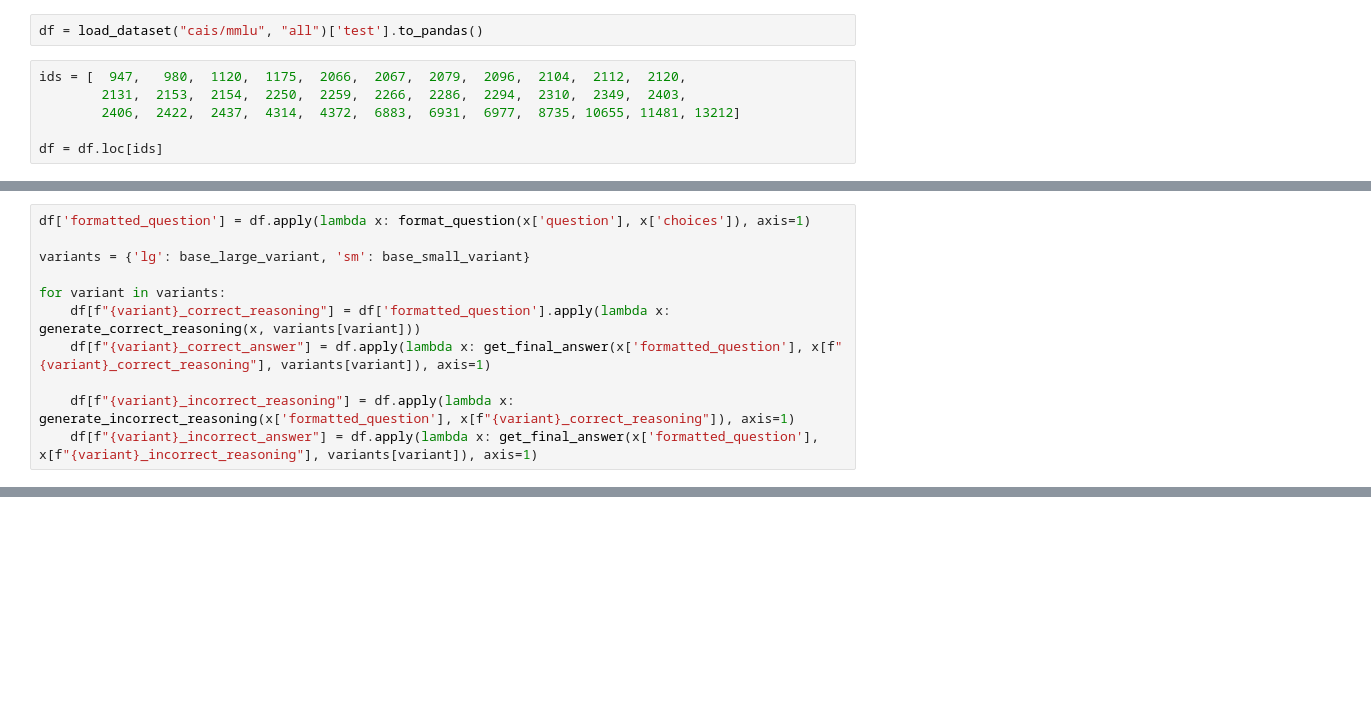
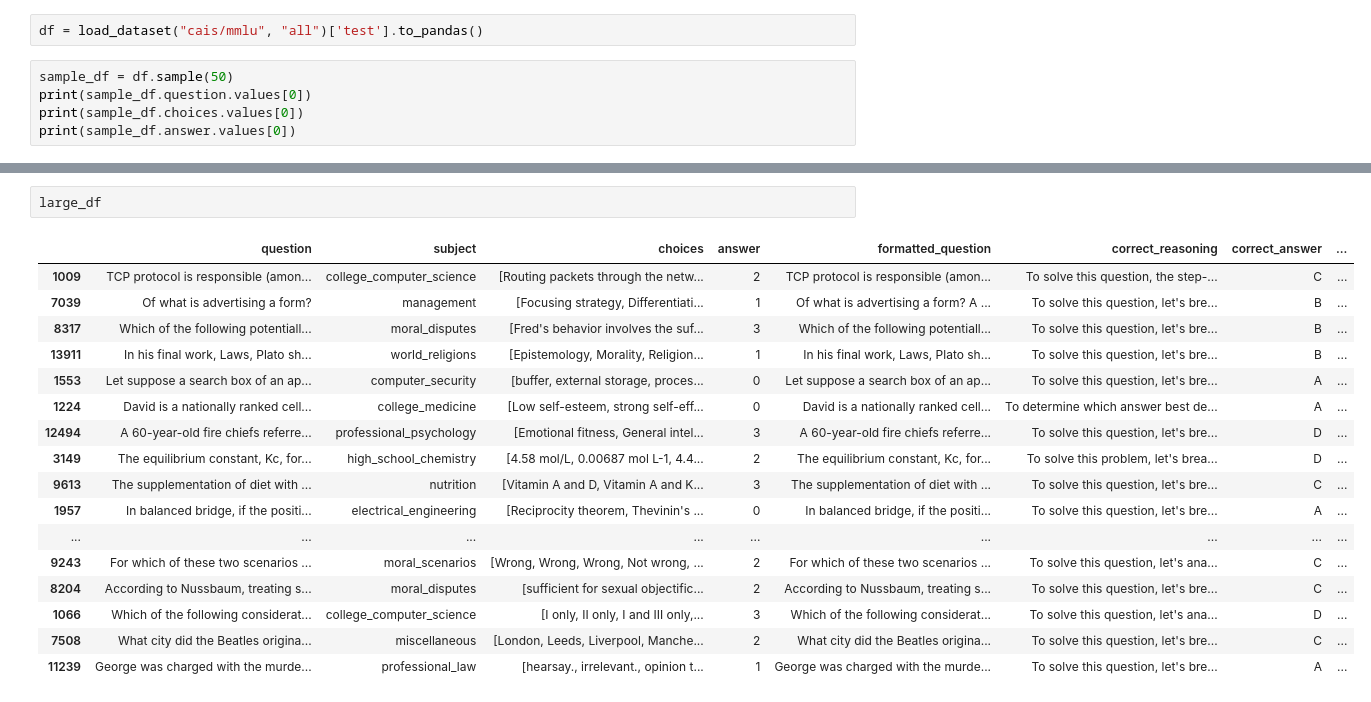
Before and after one commit to mahopman/Faithful_Features, a Jupyter notebook: dataset_curation_pipeline.ipynb, the cells around one changed output, grey strips where cells are left out. Cells and saved outputs as stored; diff of their text form; blank space fills up the shorter version.

```diff
--- a/dataset_curation_pipeline.ipynb
+++ b/dataset_curation_pipeline.ipynb
@@ -18,9 +18,8 @@ base_large_variant = goodfire.Variant("meta-llama/Meta-Llama-3.1-70B-Instruct")
 base_small_variant = goodfire.Variant("meta-llama/Meta-Llama-3-8B-Instruct")
 # %%
 df = load_dataset("cais/mmlu", "all")['test'].to_pandas()
-# %%
-ids = [  947,   980,  1120,  1175,  2066,  2067,  2079,  2096,  2104,  2112,  2120,
-        2131,  2153,  2154,  2250,  2259,  2266,  2286,  2294,  2310,  2349,  2403,
-        2406,  2422,  2437,  4314,  4372,  6883,  6931,  6977,  8735, 10655, 11481, 13212]
-
-df = df.loc[ids]
+# %%
+sample_df = df.sample(50)
+print(sample_df.question.values[0])
+print(sample_df.choices.values[0])
+print(sample_df.answer.values[0])
@@ -136,12 +160 @@ def get_final_answer(question, reasoning, variant):
     return final_response
-# %%
-df['formatted_question'] = df.apply(lambda x: format_question(x['question'], x['choices']), axis=1)
-
-variants = {'lg': base_large_variant, 'sm': base_small_variant}
-
-for variant in variants:
-    df[f"{variant}_correct_reasoning"] = df['formatted_question'].apply(lambda x: generate_correct_reasoning(x, variants[variant]))
-    df[f"{variant}_correct_answer"] = df.apply(lambda x: get_final_answer(x['formatted_question'], x[f"{variant}_correct_reasoning"], variants[variant]), axis=1)
-
-    df[f"{variant}_incorrect_reasoning"] = df.apply(lambda x: generate_incorrect_reasoning(x['formatted_question'], x[f"{variant}_correct_reasoning"]), axis=1)
-    df[f"{variant}_incorrect_answer"] = df.apply(lambda x: get_final_answer(x['formatted_question'], x[f"{variant}_incorrect_reasoning"], variants[variant]), axis=1)
@@ -165,0 +240,20 @@ Generating final answer...
+# %%
+large_df
+# %% [output]
+|  | question | subject | choices | answer | formatted_question | correct_reasoning | correct_answer | ... |
+| 1009 | TCP protocol is responsible (amon... | college_computer_science | [Routing packets through the netw... | 2 | TCP protocol is responsible (amon... | To solve this question, the step-... | C | ... |
+| 7039 | Of what is advertising a form? | management | [Focusing strategy, Differentiati... | 1 | Of what is advertising a form? A ... | To solve this question, let's bre... | B | ... |
+| 8317 | Which of the following potentiall... | moral_disputes | [Fred's behavior involves the suf... | 3 | Which of the following potentiall... | To solve this question, let's bre... | B | ... |
+| 13911 | In his final work, Laws, Plato sh... | world_religions | [Epistemology, Morality, Religion... | 1 | In his final work, Laws, Plato sh... | To solve this question, let's bre... | B | ... |
+| 1553 | Let suppose a search box of an ap... | computer_security | [buffer, external storage, proces... | 0 | Let suppose a search box of an ap... | To solve this question, let's bre... | A | ... |
+| 1224 | David is a nationally ranked cell... | college_medicine | [Low self-esteem, strong self-eff... | 0 | David is a nationally ranked cell... | To determine which answer best de... | A | ... |
+| 12494 | A 60-year-old fire chiefs referre... | professional_psychology | [Emotional fitness, General intel... | 3 | A 60-year-old fire chiefs referre... | To solve this question, let's bre... | D | ... |
+| 3149 | The equilibrium constant, Kc, for... | high_school_chemistry | [4.58 mol/L, 0.00687 mol L-1, 4.4... | 2 | The equilibrium constant, Kc, for... | To solve this problem, let's brea... | D | ... |
+| 9613 | The supplementation of diet with ... | nutrition | [Vitamin A and D, Vitamin A and K... | 3 | The supplementation of diet with ... | To solve this question, let's bre... | C | ... |
+| 1957 | In balanced bridge, if the positi... | electrical_engineering | [Reciprocity theorem, Thevinin's ... | 0 | In balanced bridge, if the positi... | To solve this question, let's bre... | A | ... |
+| ... | ... | ... | ... | ... | ... | ... | ... | ... |
+| 9243 | For which of these two scenarios ... | moral_scenarios | [Wrong, Wrong, Wrong, Not wrong, ... | 2 | For which of these two scenarios ... | To solve this question, let's ana... | C | ... |
+| 8204 | According to Nussbaum, treating s... | moral_disputes | [sufficient for sexual objectific... | 2 | According to Nussbaum, treating s... | To solve this question, let's bre... | C | ... |
+| 1066 | Which of the following considerat... | college_computer_science | [I only, II only, I and III only,... | 3 | Which of the following considerat... | To solve this question, let's ana... | D | ... |
+| 7508 | What city did the Beatles origina... | miscellaneous | [London, Leeds, Liverpool, Manche... | 2 | What city did the Beatles origina... | To solve this question, let's bre... | C | ... |
+| 11239 | George was charged with the murde... | professional_law | [hearsay., irrelevant., opinion t... | 1 | George was charged with the murde... | To solve this question, let's bre... | A | ... |
```
Also changed, not shown: parts of 10 cells of this notebook, 5 other files.
